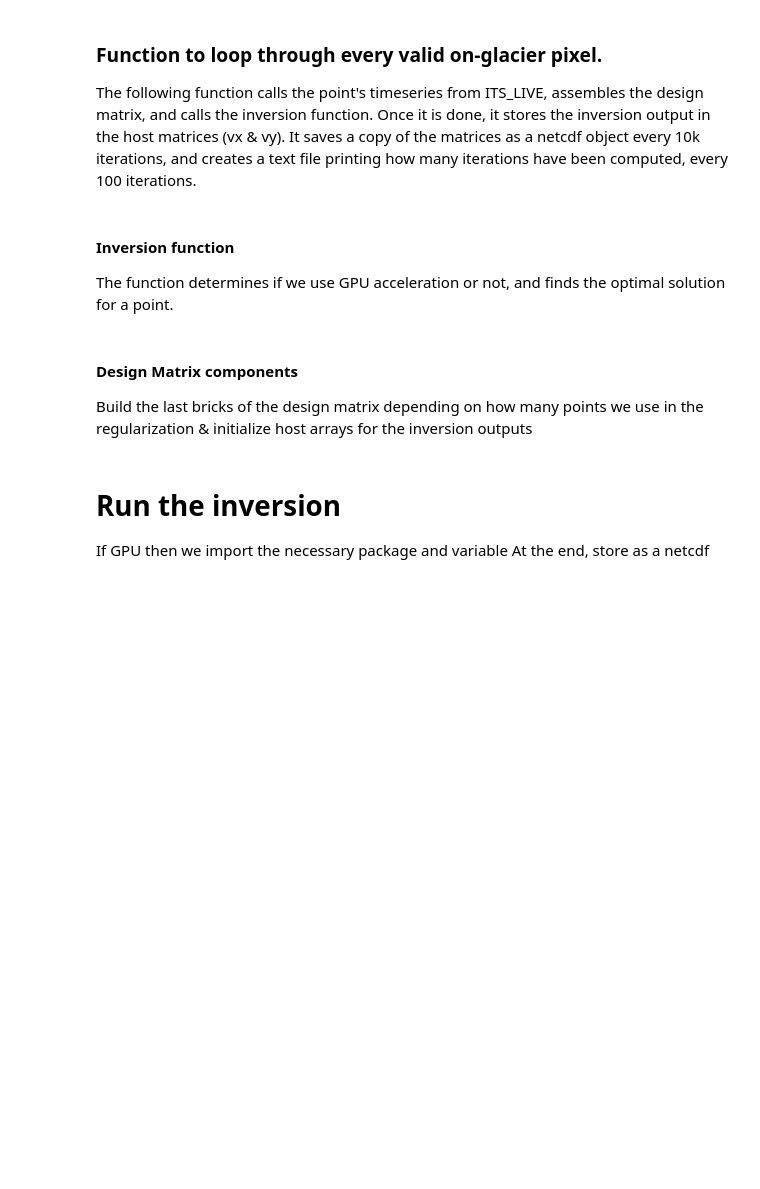
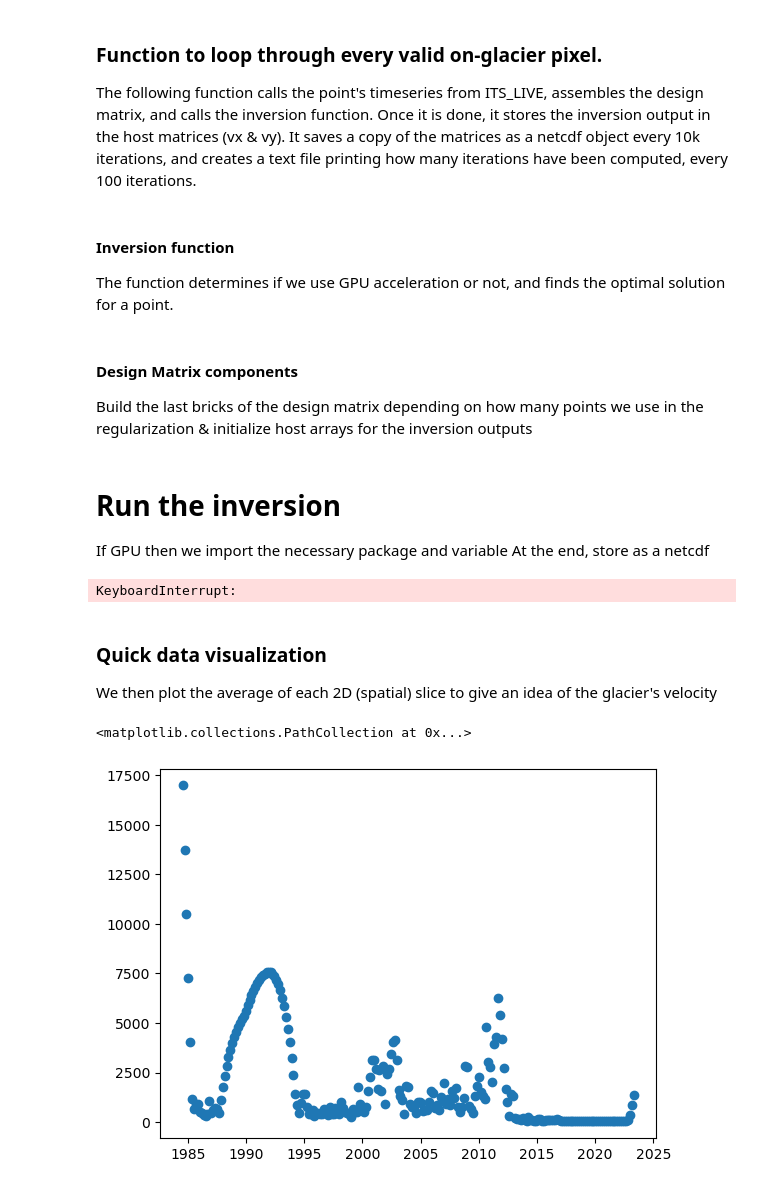
Before and after one commit to vdevauxchupin/ITS_LIVE_TOOL, a Jupyter notebook: nbs/06_inversion.ipynb, the cells around one changed output. Saved outputs shown, nothing was run; the diff lists cells and outputs as text; code cells hidden in the pictures; blank space fills up the shorter version.

Commit message:
Add files via upload
Correct spatial regularization, speedup the inversion by improving design matrix assembly scheme.
Add data filtering and visualization.

```diff
--- a/nbs/06_inversion.ipynb
+++ b/nbs/06_inversion.ipynb
@@ -784,7 +784,7 @@ P = [[]]
 if spatial_shape == 'cross':
     nb_pts_tot = 5
     # Define the offsets for the surrounding cells
-    offsets = [(-1, 0), (0, -1), (0, 1), (1, 0)]
+    offsets = [(-1, 0), (1, 0), (0, -1), (0, 1)]
 elif spatial_shape == 'ring':
     nb_pts_tot = 9
     # Define the offsets for the surrounding cells
@@ -841,3 +887,8 @@ for i in urls:
+# %%
+# Distance between two cell centers
+space_interval = np.sqrt((X_arr[1]-X_arr[0])**2 + (Y_arr[1]-Y_arr[0])**2)
+
+reg_mat_space, reg_mat_time, dates_nonum, dates, data_dict = design_matrices(urls, min_date, max_date, mission, lamb, derivative, day_interval, space_interval, sdate, edate, nb_pts_tot)
 # %% [markdown]
 ### Function to loop through every valid on-glacier pixel.
 
@@ -965,30 +1009,62 @@ def Inverter(GPU, spatial_regularization, vObs_masked, nb_pts, len_pt_inverted,
 
 Build the last bricks of the design matrix depending on how many points we use in the regularization & initialize host arrays for the inversion outputs
 # %%
-time_reg_mat = np.zeros((nb_pts_tot*data_dict[urls[0]]['reg_mat_time_Inv'].shape[0], nb_pts_tot*data_dict[urls[0]]['reg_mat_time_Inv'].shape[1]))
-SRT = data_dict[urls[0]]['reg_mat_time_Inv'].shape
+SRT = reg_mat_time.shape
+time_reg_mat = np.zeros((nb_pts_tot*SRT[0], nb_pts_tot*SRT[1]))
+
+
 # Stack time_reg_temp on the diagonal of time_reg
 for i in range(0,nb_pts_tot):
-    time_reg_mat[i*SRT[0]:(i+1)*SRT[0], i*SRT[1]:(i+1)*SRT[1]] = data_dict[urls[0]]['reg_mat_time_Inv']
+    time_reg_mat[i*SRT[0]:(i+1)*SRT[0], i*SRT[1]:(i+1)*SRT[1]] = reg_mat_time
 
+if spatial_regularization:
+    # Initialize spatial regulization matrix
+    space_reg_mat = np.zeros((2*SRT[0], time_reg_mat.shape[1]))
 
-# Initialize spatial regulization matrix
-space_reg_mat = np.zeros((time_reg_mat.shape[0], time_reg_mat.shape[1]))
+    space_reg_mat[:, :SRT[1]] = np.tile(reg_mat_space[0], (2,1))
+    space_reg_mat[:SRT[1], SRT[1]:3*SRT[1]] = np.tile(reg_mat_space[0], 2)
+    space_reg_mat[SRT[1]:2*SRT[0], 3*SRT[1]:] = np.tile(reg_mat_space[0], 2)
+    SRS = space_reg_mat.shape
+else:
+    space_reg_mat = None
 
-for i in range(0,nb_pts_tot):
-
-    if i == 0:
-        space_reg_mat[:, i*SRT[1]:(i+1)*SRT[1]] = data_dict[urls[0]]['reg_mat_space_Inv']
-
-    elif i != 0:
-        space_reg_mat[(i)*SRT[0]:(i+1)*SRT[0], i*SRT[1]:(i+1)*SRT[1]] = data_dict[urls[0]]['reg_mat_time_Inv']
-
+# Get the shapes of the regularization matrices
+SRT = time_reg_mat.shape
 
 # Initialize velocity matrices
-vxInv = np.full((len(ind_tot), template.shape[0], template.shape[1]), np.nan)
+len_pt_inverted = len(dates)
+vxInv = np.full((len_pt_inverted, template.shape[0], template.shape[1]), np.nan)
 vyInv = np.full((vxInv.shape), np.nan)
 # %% [markdown]
 # Run the inversion
 
 If GPU then we import the necessary package and variable
 At the end, store as a netcdf
+# %%
+
+if GPU:
+    import torch
+    device = torch.device("cuda:0" if torch.cuda.is_available() else "cpu")
+else:
+    device = None
+
+# Run the inversions for vx and vy and populate vxInv, vyInv
+for i in tqdm(range(len(y_matches))):
+
+    looper(i, GPU, spatial_regularization, nb_pts_tot, time_reg_mat, space_reg_mat, len_pt_inverted)
+# %% [output]
+KeyboardInterrupt:
+# %% [markdown]
+### Quick data visualization
+
+
+We then plot the average of each 2D (spatial) slice to give an idea of the glacier's velocity
+# %%
+# Calculate velocity magnitude
+mag = np.sqrt(vxInv**2+vyInv**2)
+
+# Plot the average velocity magnitude in time
+plt.scatter(dates_nonum, np.nanmean(np.nanmean(mag, axis = 2), axis = 1))
+# %% [output]
+<matplotlib.collections.PathCollection at 0x...>
+[figure, added]
```
Also changed, not shown: parts of 21 cells of this notebook.
